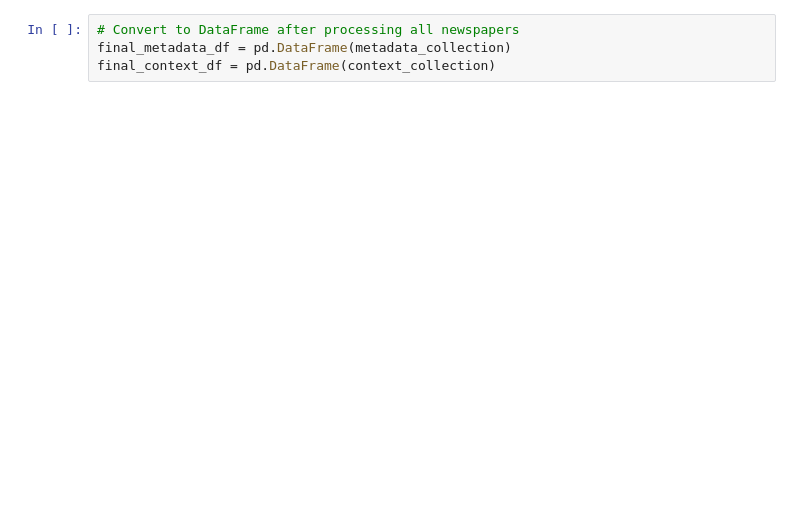
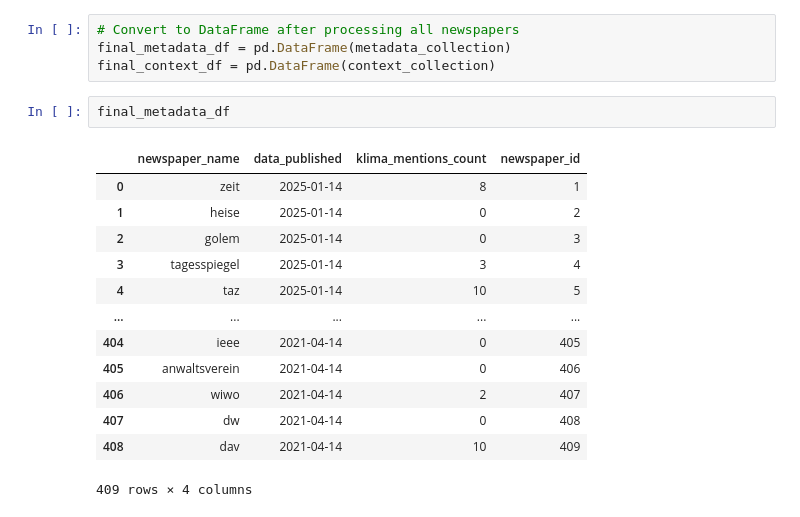
Before and after one commit to butburg/wortwandel, a Jupyter notebook: lake_to_dwh.ipynb, the cells around one changed output. Cells and saved outputs as stored; diff of their text form; blank space fills up the shorter version.

```diff
--- a/lake_to_dwh.ipynb
+++ b/lake_to_dwh.ipynb
@@ -104,3 +116,19 @@ for newspaper in newspapers:
 # Convert to DataFrame after processing all newspapers
 final_metadata_df = pd.DataFrame(metadata_collection)
 final_context_df = pd.DataFrame(context_collection)
+# %%
+final_metadata_df
+# %% [output]
+|  | newspaper_name | data_published | klima_mentions_count | newspaper_id |
+| 0 | zeit | 2025-01-14 | 8 | 1 |
+| 1 | heise | 2025-01-14 | 0 | 2 |
+| 2 | golem | 2025-01-14 | 0 | 3 |
+| 3 | tagesspiegel | 2025-01-14 | 3 | 4 |
+| 4 | taz | 2025-01-14 | 10 | 5 |
+| ... | ... | ... | ... | ... |
+| 404 | ieee | 2021-04-14 | 0 | 405 |
+| 405 | anwaltsverein | 2021-04-14 | 0 | 406 |
+| 406 | wiwo | 2021-04-14 | 2 | 407 |
+| 407 | dw | 2021-04-14 | 0 | 408 |
+| 408 | dav | 2021-04-14 | 10 | 409 |
+409 rows × 4 columns
```
Also changed, not shown: parts of 6 cells of this notebook, 1 other file.
